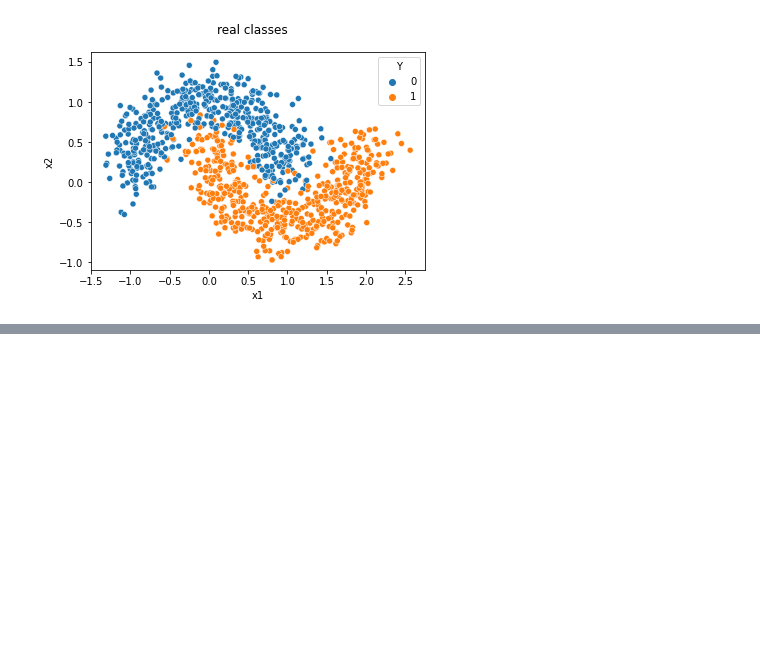
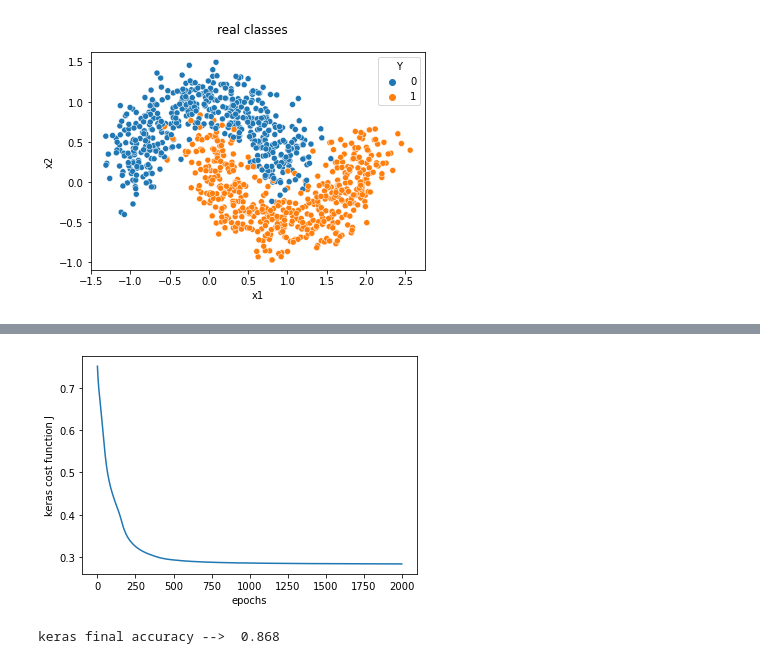
Before and after one commit to PierD86/numpy-neural-network, a Jupyter notebook: ANN.ipynb, the cells around one changed output, grey strips where cells are left out. Saved outputs shown, nothing was run; the diff lists cells and outputs as text; code cells hidden in the pictures; blank space fills up the shorter version.

```diff
--- a/ANN.ipynb
+++ b/ANN.ipynb
@@ -175,4 +175,8 @@ Wo = np.random.randn(no,n2)*0.01
 bo = np.zeros((no,m))
+# %%
+#save initial weights for later
+W10, W20, Wo0 = W1, W2, Wo
+b10, b20, bo0 = b1[:,0], b2[:,0], bo[:,0]
 # %%
 def relu(x):
     return np.maximum(0,x)
@@ -271,0 +291,2 @@ ax[1].set_title('predicted classes');
+# %%
+SET_WEIGHTS_LIKE_BEFORE = True
@@ -271,0 +313,13 @@ ax[1].set_title('predicted classes');
+# %%
+#plot of the cost function
+ax = plt.plot(history.history['loss'])
+plt.xlabel('epochs')
+plt.ylabel('keras cost function J');
+# %% [output]
+[figure, added]
+# %%
+#let's check the accuracy
+from sklearn.metrics import accuracy_score
+print('keras final accuracy --> ', accuracy_score(Y,Yhat_keras))
+# %% [output]
+keras final accuracy -->  0.868
```
Also changed, not shown: parts of 13 cells of this notebook.
